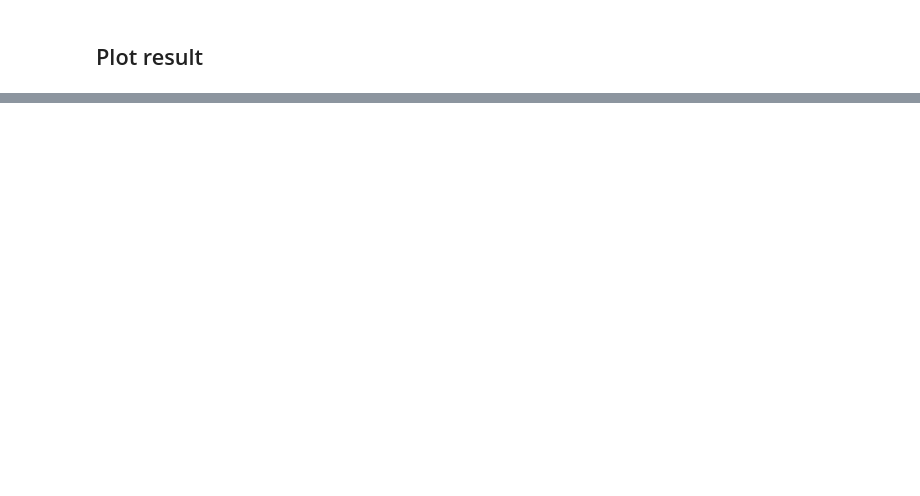
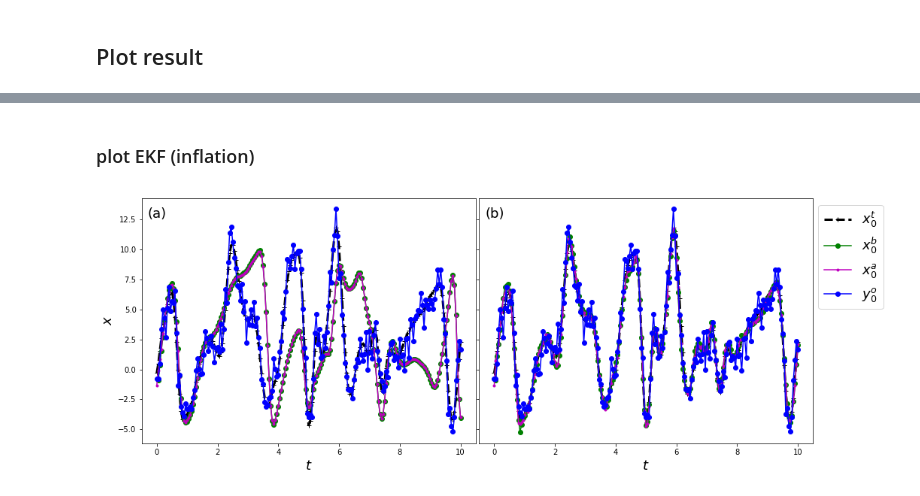
Before and after one commit to noodles870727/DA_project, a Jupyter notebook: DA_code.ipynb, the cells around one changed output, grey strips where cells are left out. Saved outputs shown, nothing was run; the diff lists cells and outputs as text; code cells hidden in the pictures; blank space fills up the shorter version.

```diff
--- a/DA_code.ipynb
+++ b/DA_code.ipynb
@@ -276,0 +717,39 @@ plt.plot(np.arange(nT+1) * dT,RMSE_1)
+# %% [markdown]
+### plot EKF (inflation)
+# %%
+# load data
+x_b_save = np.genfromtxt('x_b_EKF_no.txt')
+x_a_save = np.genfromtxt('x_a_EKF_no.txt')
+y_o_save = np.genfromtxt('y_o_save.txt')
+
+# Plot time series of a single grid point
+pt = 0
+fig, (ax1, ax2) = plt.subplots(1, 2,figsize=(16,6), sharey=True)
+fig.subplots_adjust(wspace=0.01)
+ax1.plot(np.arange(nT+1) * dT, x_t_save[:,pt-1], 'k+--', label=r'$x^t_{' + str(pt) + '}$',linewidth = 3)
+ax1.plot(np.arange(nT+1) * dT, x_b_save[:,pt-1], 'go-' , label=r'$x^b_{' + str(pt) + '}$')
+ax1.plot(np.arange(nT+1) * dT, x_a_save[:,pt-1], 'mo-' , markersize=3,label=r'$x^a_{' + str(pt) + '}$')
+ax1.plot(np.arange(nT+1) * dT, y_o_save[:,pt-1], 'bo-' , label=r'$y^o_{' + str(pt) + '}$')
+
+ax1.set_xlabel(r'$t$', size=18)
+ax1.set_ylabel(r'$x$', size=18)
+ax1.annotate('(a)', xy=(0.018, 0.92), xycoords='axes fraction', fontsize=18)
+
+# load data
+x_b_save = np.genfromtxt('x_b_EKF.txt')
+x_a_save = np.genfromtxt('x_a_EKF.txt')
+
+# Plot time series of a single grid point
+ax2.plot(np.arange(nT+1) * dT, x_t_save[:,pt-1], 'k+--', label=r'$x^t_{' + str(pt) + '}$',linewidth = 3)
+ax2.plot(np.arange(nT+1) * dT, x_b_save[:,pt-1], 'go-' , label=r'$x^b_{' + str(pt) + '}$')
+ax2.plot(np.arange(nT+1) * dT, x_a_save[:,pt-1], 'mo-' , markersize=3,label=r'$x^a_{' + str(pt) + '}$')
+ax2.plot(np.arange(nT+1) * dT, y_o_save[:,pt-1], 'bo-' , label=r'$y^o_{' + str(pt) + '}$')
+
+ax2.set_xlabel(r'$t$', size=18)
+plt.annotate('(b)', xy=(0.018, 0.92), xycoords='axes fraction', fontsize=18)
+plt.legend(bbox_to_anchor=(1.23, 1),loc='upper right', numpoints=1, prop={'size':18})
+
+#plt.savefig('timeseries_EKF_no.png', dpi=200)
+plt.show()
+# %% [output]
+[figure, added]
```
Also changed, not shown: parts of 39 cells of this notebook.
